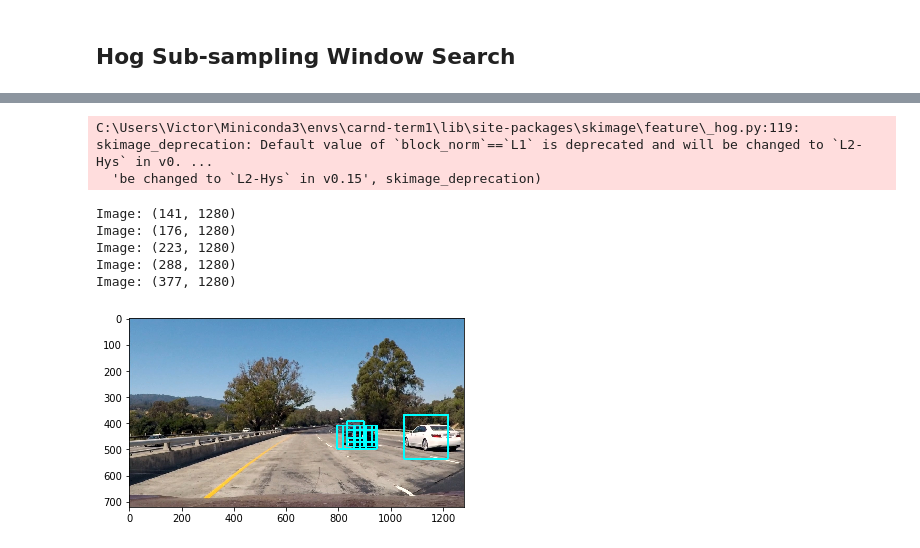
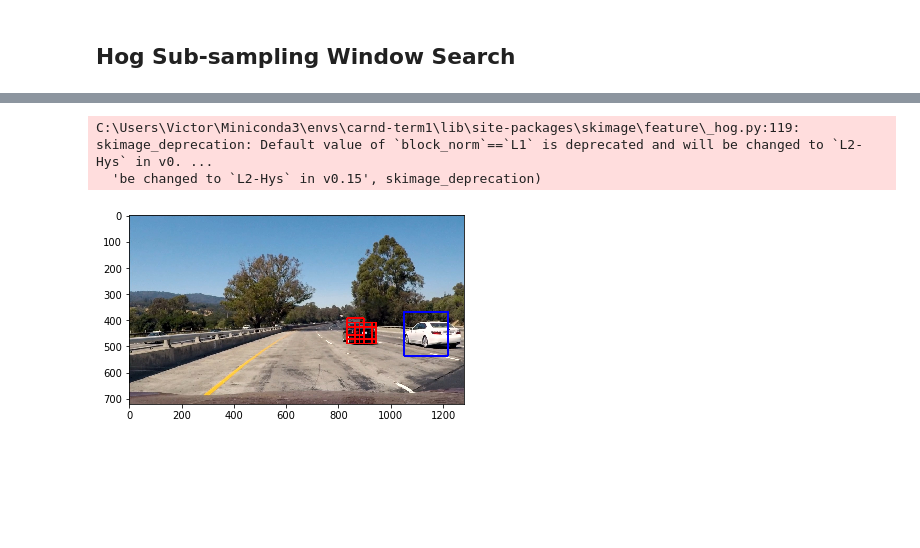
Before and after one commit to cazacov/CarND-Vehicle-Detection, a Jupyter notebook: project.ipynb, the cells around one changed output, grey strips where cells are left out. Drawn from its saved outputs; the diff is of its cells as text; code cells hidden in the pictures; blank space fills up the shorter version.

```diff
--- a/project.ipynb
+++ b/project.ipynb
@@ -591,37 +589,33 @@ def calculate_scales():
         top = np.int(408 - scale * 15)
         bottom = np.int(460 + scale *  50)
         result.append((scale, top, bottom))
 
     return result
 
 
 clf = joblib.load('./cache/classifier.joblib.pkl')
 X_scaler = joblib.load('./cache/scaler.joblib.pkl')
 
 
 def find_cars_ext(fname, scaler, clf, parameters):
     img = read_normalized(fname)
 
     colors = [(255,0,0),(0,255,0),(255,255,0), (0,0,255),(255,0,255),(0,255,255),(255,255,255)]
     scales = calculate_scales()
 
-    for scale, ytop,ybottom in scales:
+    for i in range(len(scales)):
+        scale, ytop,ybottom = scales[i]
         hot_windows = find_cars(img, ytop, ybottom, scale, clf, X_scaler, parameters)
         #print(hot_windows)
         for window in hot_windows:
             cv2.rectangle(img, window[0], window[1], colors[i], 6)
 
     plt.imshow(img)
     plt.show()
 
 
 find_cars_ext('./test_images/test1.jpg',X_scaler,clf,parameters)
 # %% [output]
 C:\Users\Victor\Miniconda3\envs\carnd-term1\lib\site-packages\skimage\feature\_hog.py:119: skimage_deprecation: Default value of `block_norm`==`L1` is deprecated and will be changed to `L2-Hys` in v0. ...
   'be changed to `L2-Hys` in v0.15', skimage_deprecation)
-Image: (141, 1280)
-Image: (176, 1280)
-Image: (223, 1280)
-Image: (288, 1280)
-Image: (377, 1280)
-[figure, old version]
+[figure, new version]
```
Also changed, not shown: parts of 3 cells of this notebook.
